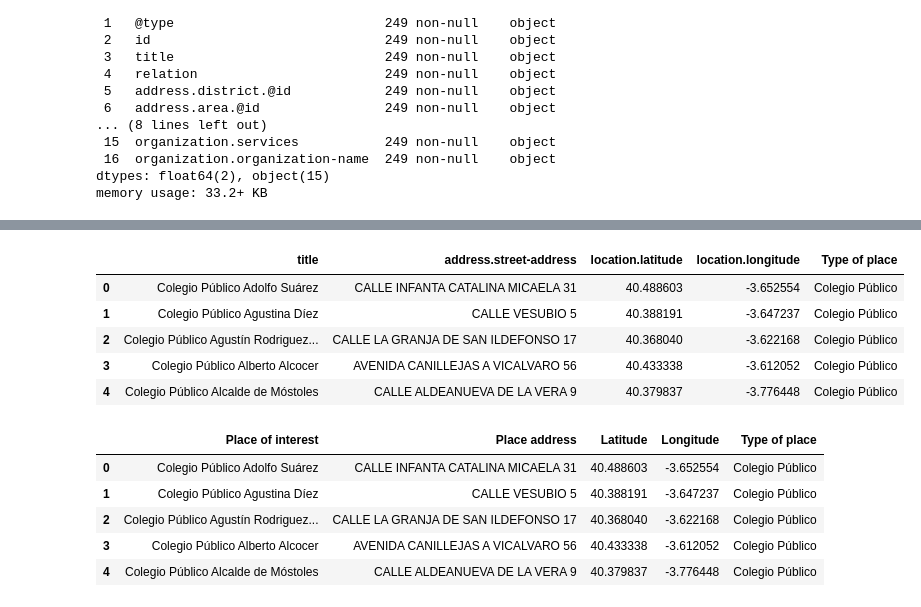
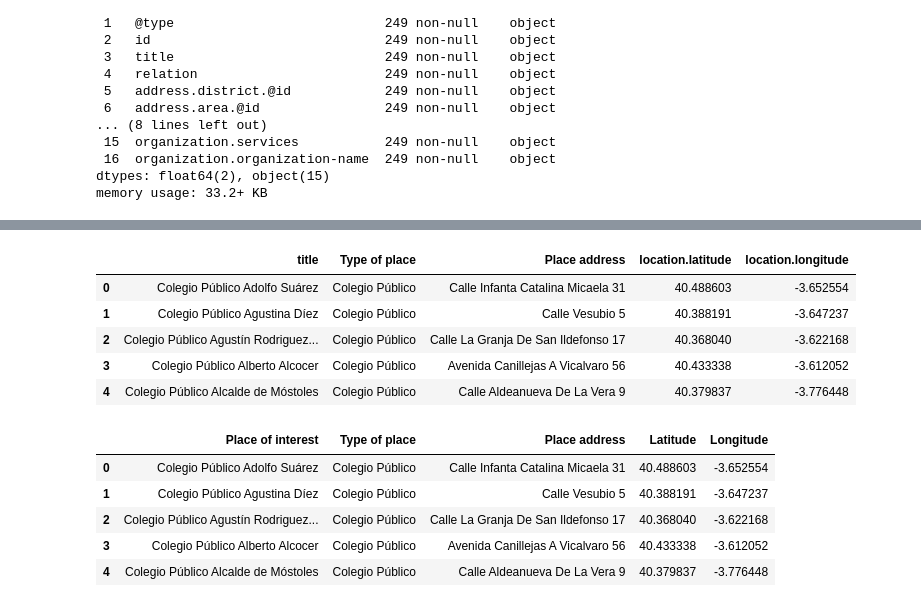
Before and after one commit to MargaMontV/project-module-1, a Jupyter notebook: notebooks/pm1_notebook.ipynb, the cells around one changed output, grey strips where cells are left out. Drawn from its saved outputs; the diff is of its cells as text; code cells hidden in the pictures.

```diff
--- a/notebooks/pm1_notebook.ipynb
+++ b/notebooks/pm1_notebook.ipynb
@@ -18,15 +20,15 @@ status
 #content = pulls_response.content
 #content
 # %%
-pulls_json = pulls_response.json()
-print(type(pulls_json))
-print(len(pulls_json))
-#pulls_json
+pulls_json_1 = pulls_response_1.json()
+print(type(pulls_json_1))
+print(len(pulls_json_1))
+#pulls_json_1
 # %% [output]
 <class 'dict'>
 2
 # %%
-df_col_pub = pd.json_normalize(pulls_json, ['@graph'])
+df_col_pub = pd.json_normalize(pulls_json_1, ['@graph'])
 df_col_pub.head()
 # %% [output]
 |  | @id | @type | id | title | relation | address.district.@id | address.area.@id | ... |
@@ -81,3 +83,8 @@ See the caveats in the documentation: https://pandas.pydata.org/pandas-docs/stab
 | 2 | Colegio Público Agustín Rodriguez... | CALLE LA GRANJA DE SAN ILDEFONSO 17 | 40.368040 | -3.622168 | Colegio Público Agustín Rodriguez... | ... |
 | 3 | Colegio Público Alberto Alcocer | AVENIDA CANILLEJAS A VICALVARO 56 | 40.433338 | -3.612052 | Colegio Público Alberto Alcocer | ... |
 | 4 | Colegio Público Alcalde de Móstoles | CALLE ALDEANUEVA DE LA VERA 9 | 40.379837 | -3.776448 | Colegio Público Alcalde de Móstoles | ... |
+# %%
+"""
+df_col_pub_2["Place number"] = df_col_pub_2["address.street-address"].str.split("\s+\d", expand = True)[1]
+df_col_pub_2.head()
+"""
@@ -83,0 +93,2 @@ See the caveats in the documentation: https://pandas.pydata.org/pandas-docs/stab
+# %%
+df_col_pub_2['Place address'] = df_col_pub_2['address.street-address'].apply(lambda x: x.title())
@@ -84,21 +101,21 @@ See the caveats in the documentation: https://pandas.pydata.org/pandas-docs/stab
 # %%
-df_col_pub_3 = df_col_pub_2[["title", "address.street-address", "location.latitude",
-                             "location.longitude", "Type of place"]]
+df_col_pub_3 = df_col_pub_2[["title", "Type of place", "Place address", "location.latitude",
+                             "location.longitude"]]
 df_col_pub_3.head()
 # %% [output]
-|  | title | address.street-address | location.latitude | location.longitude | Type of place |
-| 0 | Colegio Público Adolfo Suárez | CALLE INFANTA CATALINA MICAELA 31 | 40.488603 | -3.652554 | Colegio Público |
-| 1 | Colegio Público Agustina Díez | CALLE VESUBIO 5 | 40.388191 | -3.647237 | Colegio Público |
-| 2 | Colegio Público Agustín Rodriguez... | CALLE LA GRANJA DE SAN ILDEFONSO 17 | 40.368040 | -3.622168 | Colegio Público |
-| 3 | Colegio Público Alberto Alcocer | AVENIDA CANILLEJAS A VICALVARO 56 | 40.433338 | -3.612052 | Colegio Público |
-| 4 | Colegio Público Alcalde de Móstoles | CALLE ALDEANUEVA DE LA VERA 9 | 40.379837 | -3.776448 | Colegio Público |
+|  | title | Type of place | Place address | location.latitude | location.longitude |
+| 0 | Colegio Público Adolfo Suárez | Colegio Público | Calle Infanta Catalina Micaela 31 | 40.488603 | -3.652554 |
+| 1 | Colegio Público Agustina Díez | Colegio Público | Calle Vesubio 5 | 40.388191 | -3.647237 |
+| 2 | Colegio Público Agustín Rodriguez... | Colegio Público | Calle La Granja De San Ildefonso 17 | 40.368040 | -3.622168 |
+| 3 | Colegio Público Alberto Alcocer | Colegio Público | Avenida Canillejas A Vicalvaro 56 | 40.433338 | -3.612052 |
+| 4 | Colegio Público Alcalde de Móstoles | Colegio Público | Calle Aldeanueva De La Vera 9 | 40.379837 | -3.776448 |
 # %%
-df_col_pub_3.columns = [["Place of interest", "Place address", "Latitude", "Longitude", "Type of place"]]
+df_col_pub_3.columns = [["Place of interest", "Type of place", "Place address", "Latitude", "Longitude"]]
 df_col_pub_3.head()
 # %% [output]
-|  | Place of interest | Place address | Latitude | Longitude | Type of place |
-| 0 | Colegio Público Adolfo Suárez | CALLE INFANTA CATALINA MICAELA 31 | 40.488603 | -3.652554 | Colegio Público |
-| 1 | Colegio Público Agustina Díez | CALLE VESUBIO 5 | 40.388191 | -3.647237 | Colegio Público |
-| 2 | Colegio Público Agustín Rodriguez... | CALLE LA GRANJA DE SAN ILDEFONSO 17 | 40.368040 | -3.622168 | Colegio Público |
-| 3 | Colegio Público Alberto Alcocer | AVENIDA CANILLEJAS A VICALVARO 56 | 40.433338 | -3.612052 | Colegio Público |
-| 4 | Colegio Público Alcalde de Móstoles | CALLE ALDEANUEVA DE LA VERA 9 | 40.379837 | -3.776448 | Colegio Público |
+|  | Place of interest | Type of place | Place address | Latitude | Longitude |
+| 0 | Colegio Público Adolfo Suárez | Colegio Público | Calle Infanta Catalina Micaela 31 | 40.488603 | -3.652554 |
+| 1 | Colegio Público Agustina Díez | Colegio Público | Calle Vesubio 5 | 40.388191 | -3.647237 |
+| 2 | Colegio Público Agustín Rodriguez... | Colegio Público | Calle La Granja De San Ildefonso 17 | 40.368040 | -3.622168 |
+| 3 | Colegio Público Alberto Alcocer | Colegio Público | Avenida Canillejas A Vicalvaro 56 | 40.433338 | -3.612052 |
+| 4 | Colegio Público Alcalde de Móstoles | Colegio Público | Calle Aldeanueva De La Vera 9 | 40.379837 | -3.776448 |
```
Also changed, not shown: parts of 21 cells of this notebook, 3 other files.
